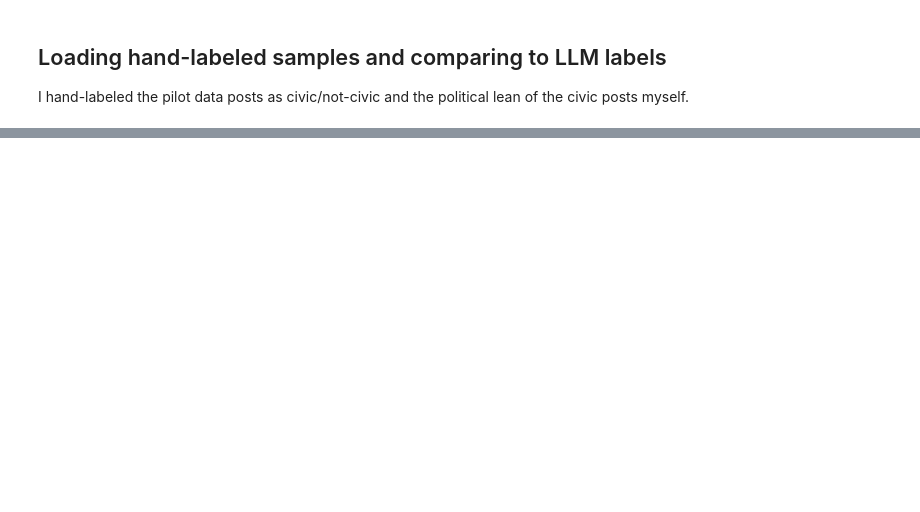
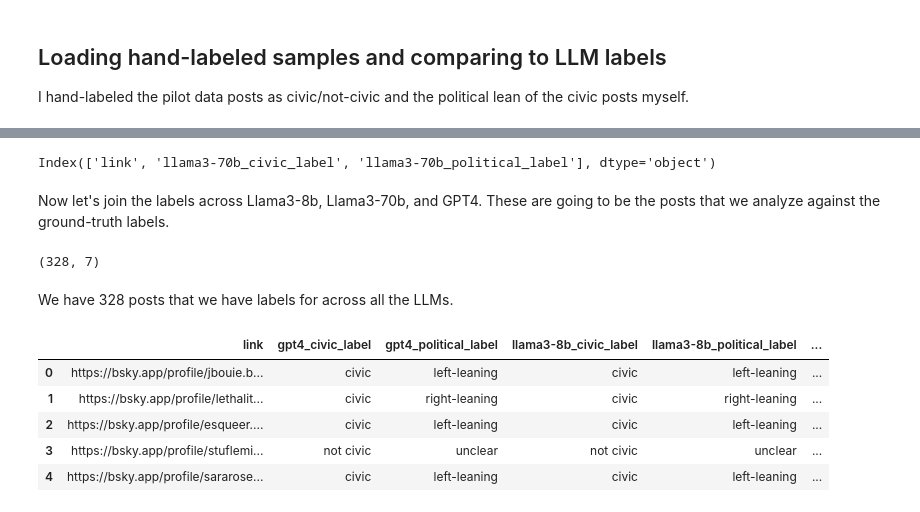
Before and after one commit to METResearchGroup/bluesky-research, a Jupyter notebook: demos/groq_llama3_labeling/main.ipynb, the cells around one changed output, grey strips where cells are left out. Drawn from its saved outputs; the diff is of its cells as text; code cells hidden in the pictures; blank space fills up the shorter version.

Commit message:
demo: consolidate all labels across all models

```diff
--- a/demos/groq_llama3_labeling/main.ipynb
+++ b/demos/groq_llama3_labeling/main.ipynb
@@ -901,0 +1058,10 @@ For each, let's load their civic and their political ideology labels.
+# %%
+llama3_8b_df_subset = filtered_llama3_8b_df[
+    ["link", "civic_label", "political_label"]
+]
+llama3_8b_df_subset = llama3_8b_df_subset.rename(
+    columns={
+        "civic_label": "llama3-8b_civic_label",
+        "political_label": "llama3-8b_political_label"
+    }
+)
@@ -901,0 +1074,6 @@ For each, let's load their civic and their political ideology labels.
+# %%
+# only those with valid_response_json
+filtered_llama3_70b_df = large_model_df[large_model_df["valid_json_response"]]
+# civic_llama3_70b_df = filtered_llama3_70b_df[
+#     filtered_llama3_70b_df["civic_label"] == "civic"
+# ]
@@ -901,0 +1096,41 @@ For each, let's load their civic and their political ideology labels.
+# %%
+llama3_70b_df_subset = filtered_llama3_70b_df[
+    ["link", "civic_label", "political_label"]
+]
+llama3_70b_df_subset = llama3_70b_df_subset.rename(
+    columns={
+        "civic_label": "llama3-70b_civic_label",
+        "political_label": "llama3-70b_political_label"
+    }
+)
+# %%
+llama3_70b_df_subset.columns
+# %% [output]
+Index(['link', 'llama3-70b_civic_label', 'llama3-70b_political_label'], dtype='object')
+# %% [markdown]
+Now let's join the labels across Llama3-8b, Llama3-70b, and GPT4. These are going to be the posts that we analyze against the ground-truth labels.
+# %%
+# merge gpt4 and llama3-8b dfs
+all_llm_labeled_posts: pd.DataFrame = pd.merge(
+    gpt4_df_subset, llama3_8b_df_subset, on="link"
+)
+
+# merge the merged df and the llama3-70b df
+all_llm_labeled_posts: pd.DataFrame = pd.merge(
+    all_llm_labeled_posts, llama3_70b_df_subset, on="link"
+)
+# %%
+all_llm_labeled_posts.shape
+# %% [output]
+(328, 7)
+# %% [markdown]
+We have 328 posts that we have labels for across all the LLMs.
+# %%
+all_llm_labeled_posts.head()
+# %% [output]
+|  | link | gpt4_civic_label | gpt4_political_label | llama3-8b_civic_label | llama3-8b_political_label | ... |
+| 0 | https://bsky.app/profile/jbouie.b... | civic | left-leaning | civic | left-leaning | ... |
+| 1 | https://bsky.app/profile/lethalit... | civic | right-leaning | civic | right-leaning | ... |
+| 2 | https://bsky.app/profile/esqueer.... | civic | left-leaning | civic | left-leaning | ... |
+| 3 | https://bsky.app/profile/stuflemi... | not civic | unclear | not civic | unclear | ... |
+| 4 | https://bsky.app/profile/sararose... | civic | left-leaning | civic | left-leaning | ... |
```
Also changed, not shown: parts of 35 cells of this notebook, 3 other files.
